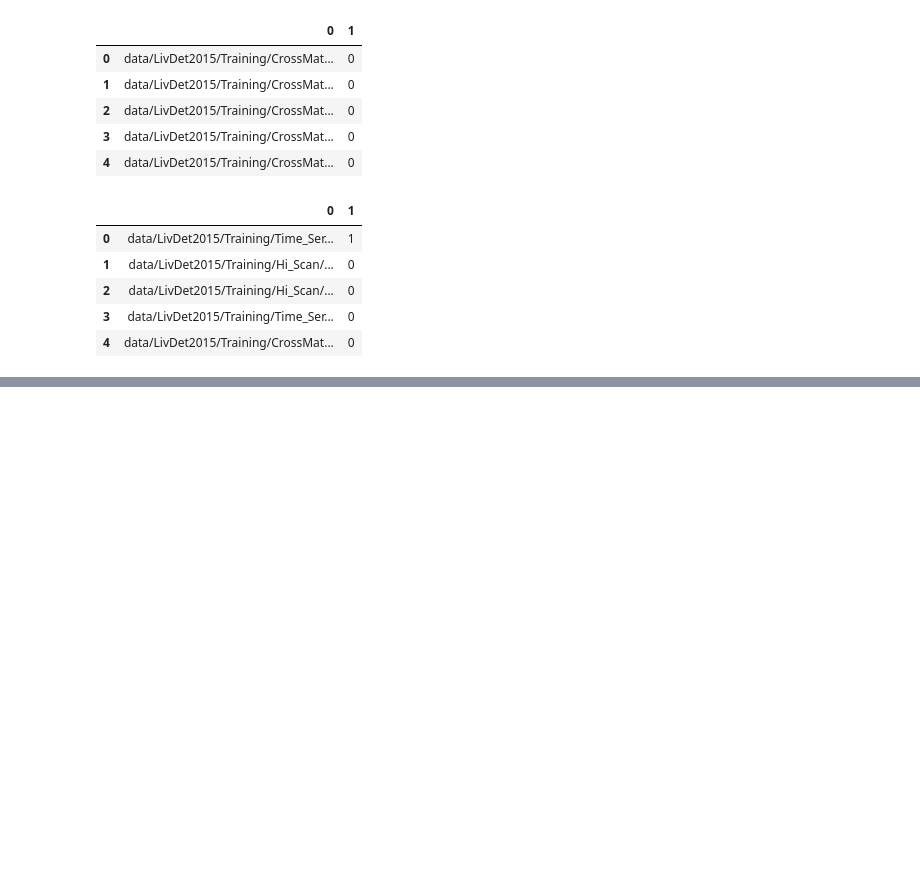
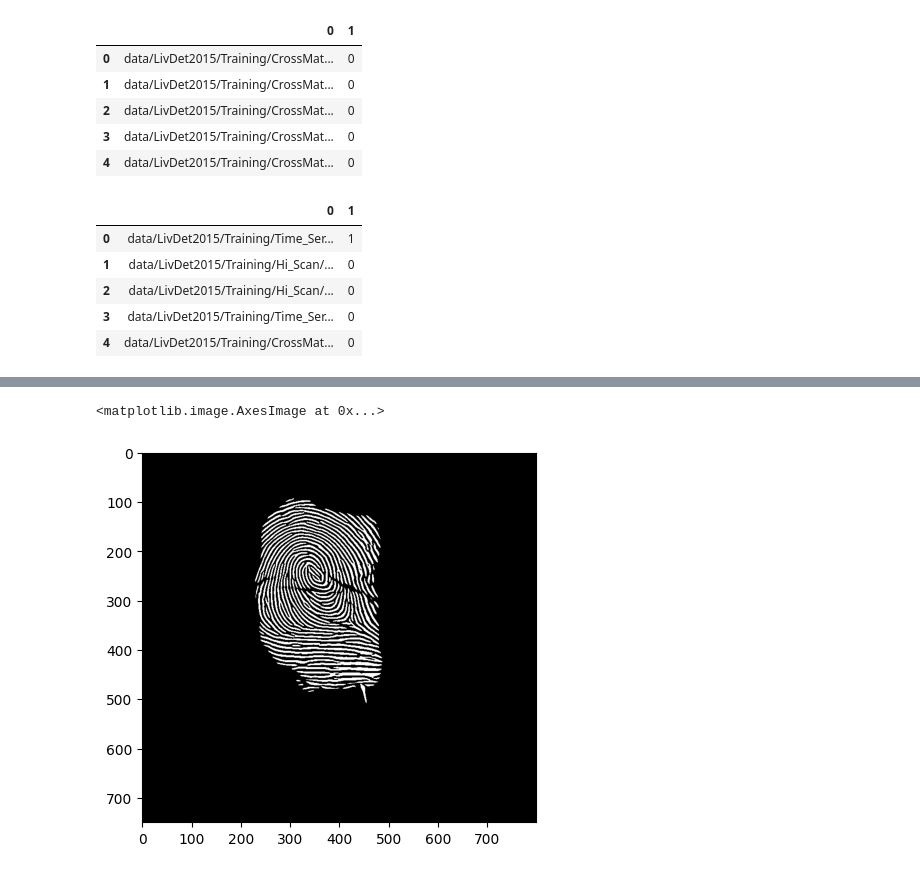
Before and after one commit to atishekk/FLD, a Jupyter notebook: data_viz.ipynb, the cells around one changed output, grey strips where cells are left out. Cells and saved outputs as stored; diff of their text form; code cells hidden in the pictures; blank space fills up the shorter version.

```diff
--- a/data_viz.ipynb
+++ b/data_viz.ipynb
@@ -78,0 +79,5 @@ plt.show()
+# %%
+plt.imshow(enhanced, cmap="gray")
+# %% [output]
+<matplotlib.image.AxesImage at 0x...>
+[figure, added]
```
Also changed, not shown: parts of 4 cells of this notebook, 6 other files.
